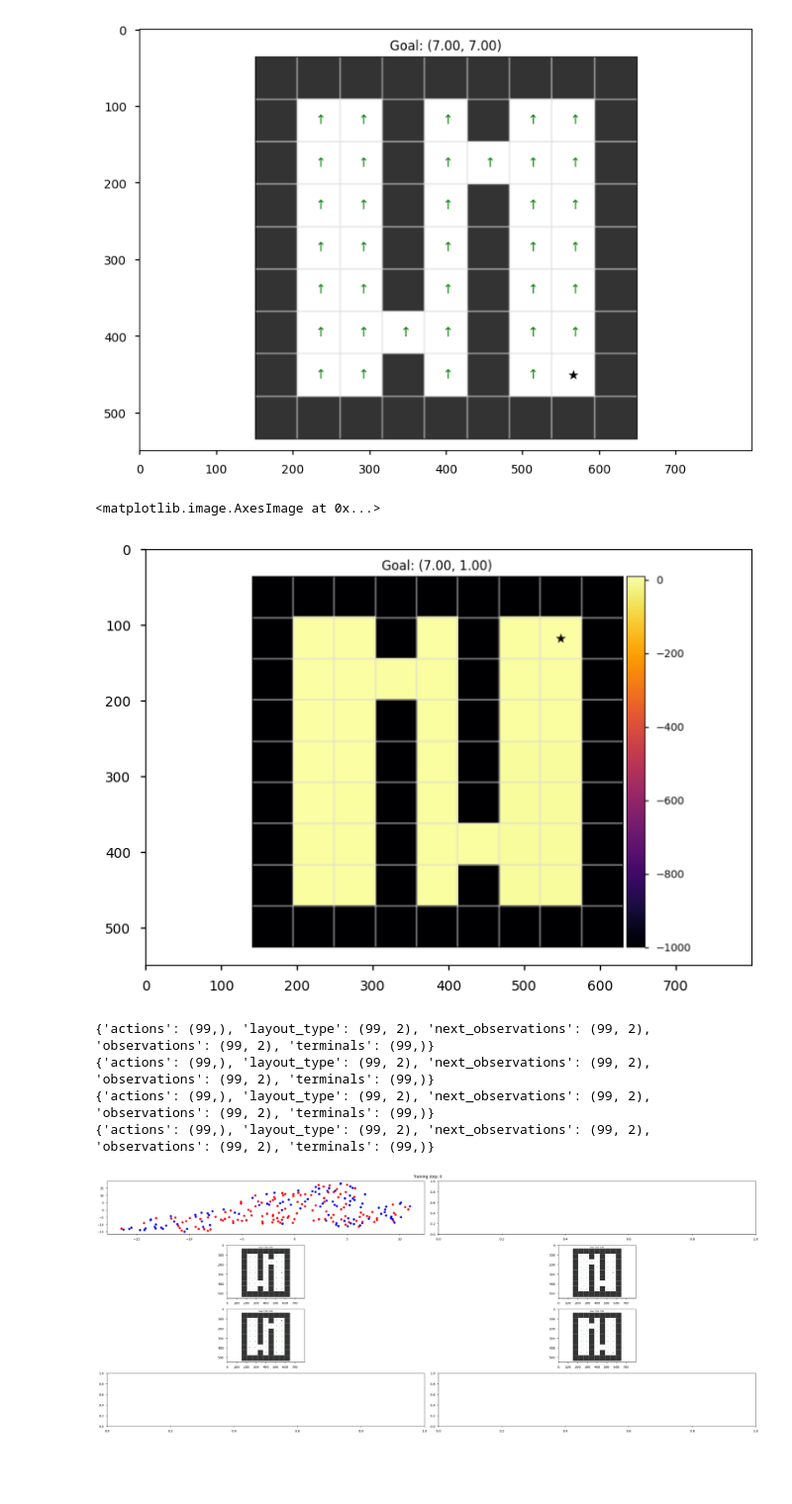
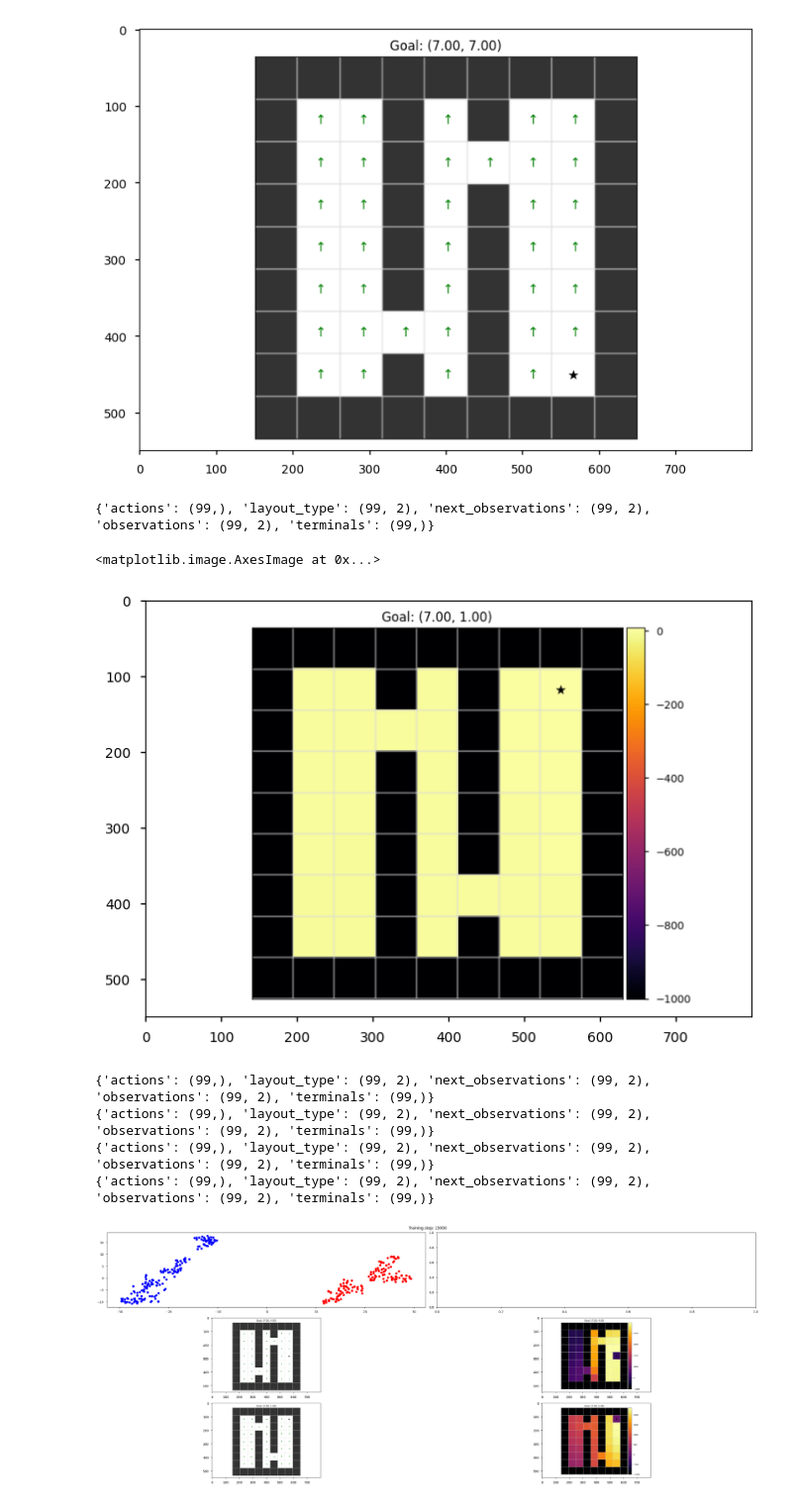
Before and after one commit to skylooop/BeliefConditionedFB, a Jupyter notebook: notebooks/in_context_fb.ipynb, the cells around one changed output. Shown at 99% size. Saved outputs shown, nothing was run; the diff lists cells and outputs as text; code cells hidden in the pictures; blank space fills up the shorter version.

```diff
--- a/notebooks/in_context_fb.ipynb
+++ b/notebooks/in_context_fb.ipynb
@@ -56,7 +56,7 @@ NUM_TRAIN_STEPS = 100
 NUM_TRAIN_EPISODES = 2000
 
 for i in tqdm(range(NUM_TRAIN_LAYOUTS)):
-    env = DynamicsGeneralization_Doors(render_mode="rgb_array", highlight=False, max_steps=NUM_TRAIN_STEPS, agent_start_pos=None) # comment agent_start_pos for same start pos
+    env = DynamicsGeneralization_Doors(render_mode="rgb_array", highlight=False, max_steps=NUM_TRAIN_STEPS)#, agent_start_pos=None) # comment agent_start_pos for same start pos
     env._gen_grid = partial(env._gen_grid, layout_type=i)
     env = MinigridWrapper(env)
     dataset, env = random_exploration(env, num_episodes=NUM_TRAIN_EPISODES, layout_type=i, num_mdp=NUM_TRAIN_LAYOUTS)
@@ -270,7 +270,6 @@ def visualize_value_image(layout_type, task_num):
     dynamics_embedding=None
     obs, info = env.reset()
     goal = info.get("goal_pos", None)
-    latent_z = jax.device_get(fb_agent.infer_z(goal, mdp_num=mdp_type)[None])
 
     if fb_config['agent']['use_context']:
         dataset_inference, env = random_exploration(env, num_episodes=1, layout_type=layout_type, num_mdp=NUM_TRAIN_LAYOUTS)
@@ -280,16 +279,18 @@ def visualize_value_image(layout_type, task_num):
         dynamics_embedding = dynamics_embedding_mean + jax.random.normal(key=GLOBAL_KEY, shape=dynamics_embedding_mean.shape) * jnp.exp(dynamics_mean_std)
         dynamics_embedding = dynamics_embedding.squeeze()
         mdp_type=None
-
+    latent_z = jax.device_get(fb_agent.infer_z(goal, mdp_num=mdp_type, dynamics_embedding=dynamics_embedding)[None])
     pred_value_img = value_image_fourrooms(env, example_batch,
-                                value_fn=partial(fb_agent.predict_q, z=latent_z, mdp_num=mdp_type[None]),
+                                value_fn=partial(fb_agent.predict_q, z=latent_z, mdp_num=mdp_type[None] if mdp_type is not None else None,
+                                                dynamics_embedding=dynamics_embedding[None]),
                                 action_fn=None, goal=goal)
     return pred_value_img
 
 pred_value_img = visualize_value_image(1, task_num=1)
 plt.imshow(pred_value_img)
 # %% [output]
-<matplotlib.image.AxesImage at 0x...>
+{'actions': (99,), 'layout_type': (99, 2), 'next_observations': (99, 2), 'observations': (99, 2), 'terminals': (99,)}
+<matplotlib.image.AxesImage at 0x...>
 [figure]
 # %%
 from IPython.display import clear_output
@@ -323,39 +324,41 @@ if fb_config['agent']['use_context']:
         #['orange'] * third_layout_trajs['traj_actions'].shape[0]
 
 pbar = tqdm(range(25_000))
 # with jax.disable_jit():
 for update_step in pbar:
     batch = gc_whole_dataset.sample(fb_config['agent']['batch_size'], layout_type=update_step % NUM_TRAIN_LAYOUTS, context_length=NUM_TRAIN_STEPS)[1]
-    fb_agent, info = fb_agent.update(batch, train_context_embedding=True)
+    fb_agent, info = fb_agent.update(batch, train_context_embedding=False)
 
-    if update_step % 5000 == 0:
+    if update_step % 1000 == 0:
         clear_output()
         fig, ax = plt.subplots(nrows=3, ncols=2, figsize=(30, 12))
         dynamics_embedding_mean, std = fb_agent.network.select('dynamic_transformer')(plot_layouts['traj_states'], plot_layouts['traj_actions'],
                                                                         plot_layouts['traj_next_states'], train=False)
         dynamics_embedding = dynamics_embedding_mean + jax.random.normal(key=GLOBAL_KEY, shape=dynamics_embedding_mean.shape) * jnp.exp(std)
         tsne = TSNE(random_state=42, perplexity=30).fit_transform(dynamics_embedding)
         x, y = tsne[:, 0], tsne[:, 1]
         ax[0, 0].scatter(x, y, color=colors)
 
         pred_policy_img = visualize_policy_image(layout_type=0, task_num=update_step % 3)
         ax[1,0].imshow(pred_policy_img)
-        # pred_value_img = visualize_value_image(layout_type=1, task_num=update_step % 3)
-        pred_policy_img = visualize_policy_image(layout_type=1, task_num=update_step % 3)
-        ax[1, 1].imshow(pred_policy_img)
+        pred_value_img = visualize_value_image(layout_type=0, task_num=update_step % 3)
+        ax[1, 1].imshow(pred_value_img)
+        # pred_policy_img = visualize_policy_image(layout_type=1, task_num=update_step % 3)
+        # ax[1, 1].imshow(pred_policy_img)
 
-        pred_policy_img = visualize_policy_image(layout_type=0, task_num=(update_step+1) % 3)
+        pred_policy_img = visualize_policy_image(layout_type=1, task_num=(update_step+1) % 3)
         ax[2,0].imshow(pred_policy_img)
-        pred_policy_img = visualize_policy_image(layout_type=1, task_num=(update_step+2) % 3)
-        ax[2, 1].imshow(pred_policy_img)
+        #pred_policy_img = visualize_policy_image(layout_type=1, task_num=(update_step+2) % 3)
+        pred_value_img = visualize_value_image(layout_type=1, task_num=(update_step+1) % 3)
+        ax[2, 1].imshow(pred_value_img)
 
         fig.suptitle(f"Training step: {update_step}")
         plt.tight_layout()
         display(fig)
         plt.close(fig)
 # %% [output]
 {'actions': (99,), 'layout_type': (99, 2), 'next_observations': (99, 2), 'observations': (99, 2), 'terminals': (99,)}
 {'actions': (99,), 'layout_type': (99, 2), 'next_observations': (99, 2), 'observations': (99, 2), 'terminals': (99,)}
 {'actions': (99,), 'layout_type': (99, 2), 'next_observations': (99, 2), 'observations': (99, 2), 'terminals': (99,)}
 {'actions': (99,), 'layout_type': (99, 2), 'next_observations': (99, 2), 'observations': (99, 2), 'terminals': (99,)}
-[figure, old version]
+[figure, new version]
```
Also changed, not shown: parts of 1 cell of this notebook, 2 other files.
